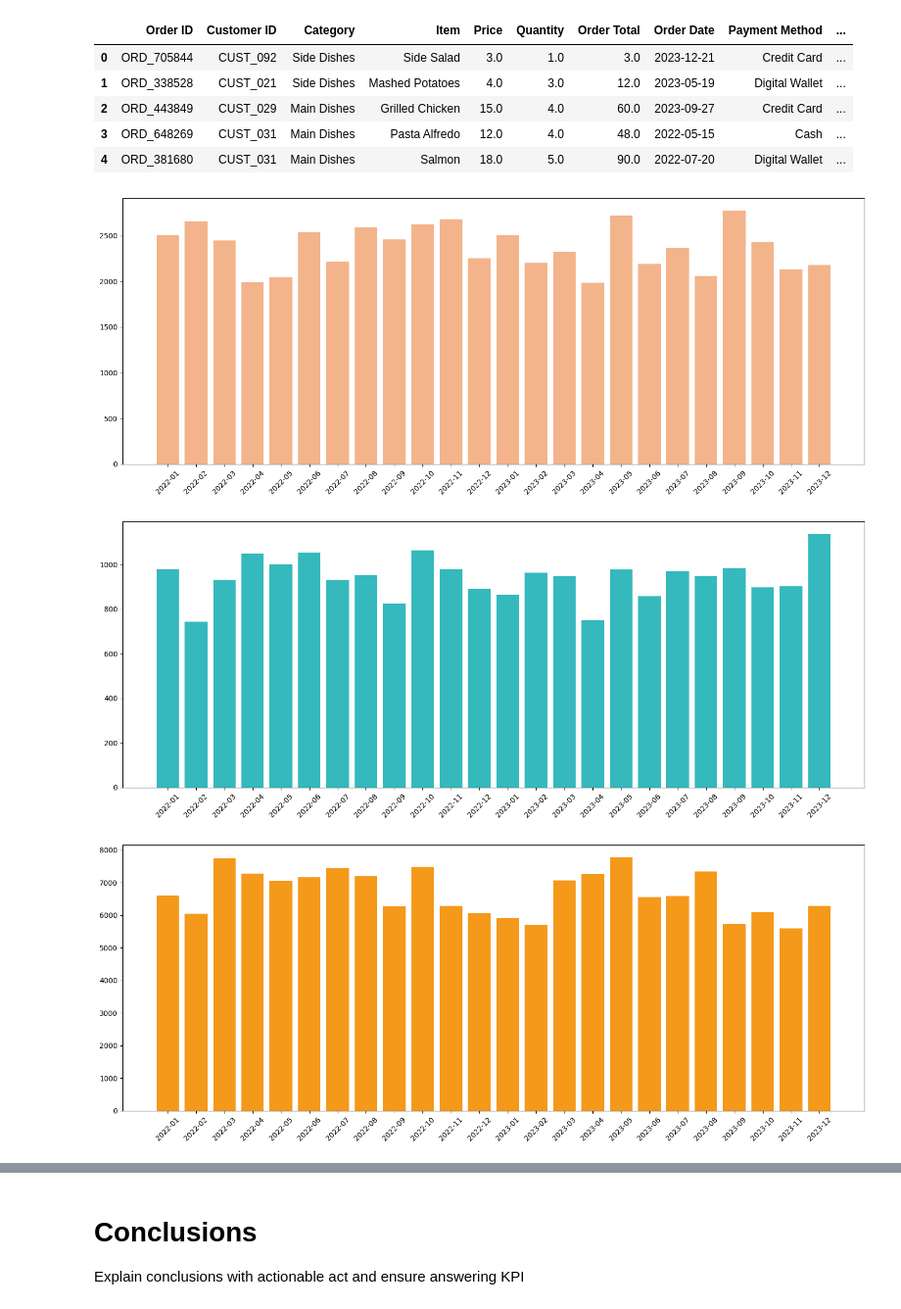
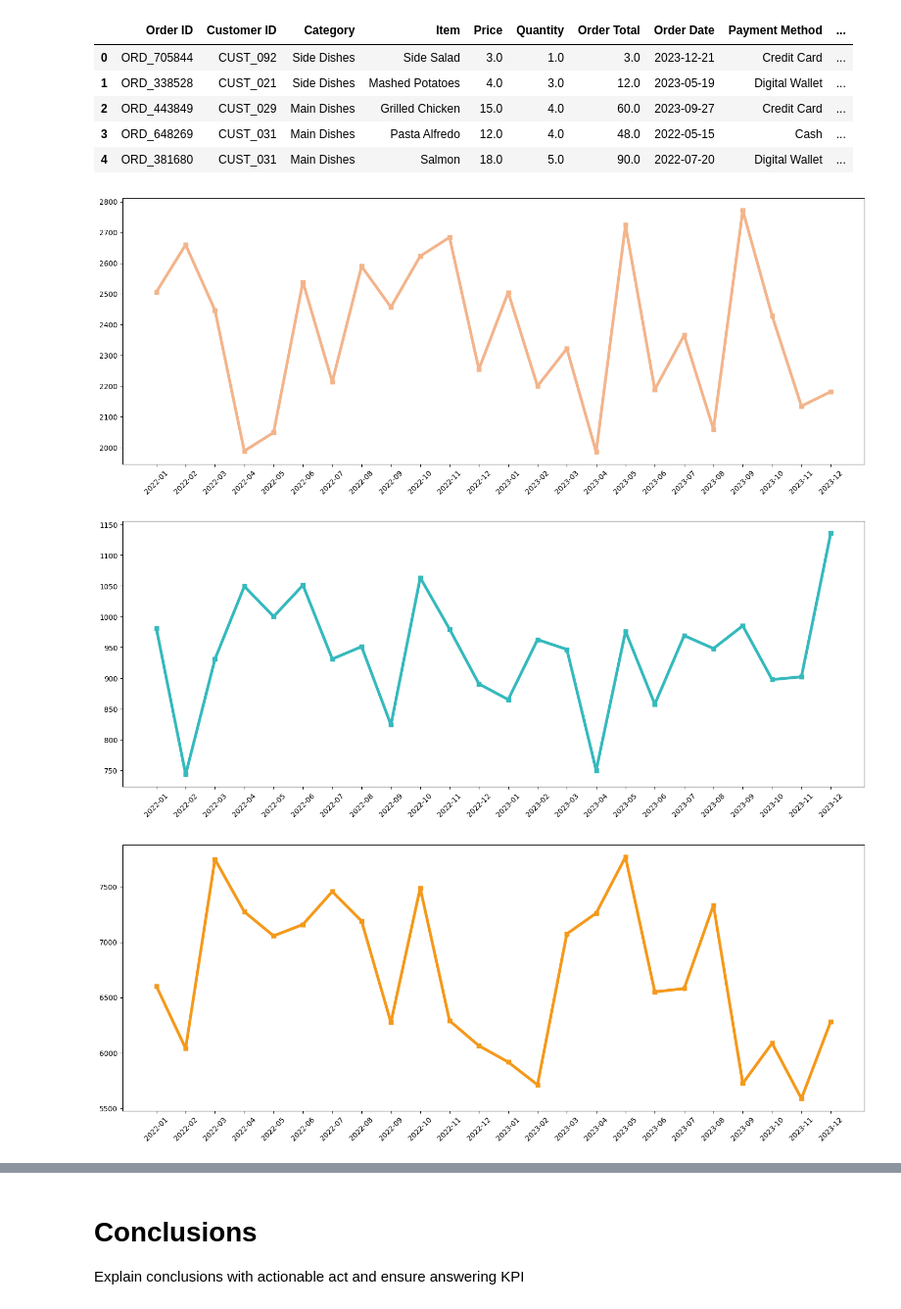
Before and after one commit to graveo-wicaksana/DA_restaurantSales, a Jupyter notebook: DA_restaurantSales.ipynb, the cells around one changed output, grey strips where cells are left out. Shown at 98% size. Saved outputs shown, nothing was run; the diff lists cells and outputs as text; code cells hidden in the pictures.

Commit message:
Change to line chart and explain the trend

```diff
--- a/DA_restaurantSales.ipynb
+++ b/DA_restaurantSales.ipynb
@@ -732,7 +732,7 @@ y = aggregated_order_total['Order Total']
 plt.figure(figsize=(15, 6))
 
 #plotting
-plt.bar(x, y, color = '#f3b48b')
+plt.plot(x, y, linewidth=4.0, marker = 's', color = '#f3b48b')
 
 #customize
 plt.xticks(rotation=45)
@@ -743,5 +743,5 @@ plt.tight_layout()
 plt.show()
 #Date is too much. Change to month
 # %% [output]
-[figure, old version]
+[figure, new version]
 # %%
@@ -759,7 +759,7 @@ y = aggregated_order_total['Order Total']
 plt.figure(figsize=(15, 6))
 
 #plotting
-plt.bar(x, y, color = '#35b9bd')
+plt.plot(x, y, linewidth=4.0, marker = 's', color = '#35b9bd')
 
 #customize
 plt.xticks(rotation=45)
@@ -770,31 +770,31 @@ plt.tight_layout()
 plt.show()
 #Date is too much. Change to month
 # %% [output]
-[figure, old version]
+[figure, new version]
 # %%
 #Up: Feb 2022 - Juni 2022, Apr - Dec 2023
 #Down:
 # %%
 aggregated_order_total = df2_combine_filled_na_items[df2_combine_filled_na_items['Category'] == 'Main Dishes'].groupby('Month_Year')['Order Total'].sum().reset_index()
 aggregated_order_total = aggregated_order_total.sort_values('Month_Year')
 
 #prepare data
 x = aggregated_order_total['Month_Year']
 y = aggregated_order_total['Order Total']
 
 #makes figure
 plt.figure(figsize=(15, 6))
 
 #plotting
-plt.bar(x, y, color = '#F4991A')
+plt.plot(x, y, linewidth=4.0, marker = 's', color = '#F4991A')
 
 #customize
 plt.xticks(rotation=45)
 
 #homework: Make trendline to show tendency of higher sale
 
 plt.tight_layout()
 plt.show()
 #Date is too much. Change to month
 # %% [output]
-[figure, old version]
+[figure, new version]
```
Also changed, not shown: parts of 10 cells of this notebook.
